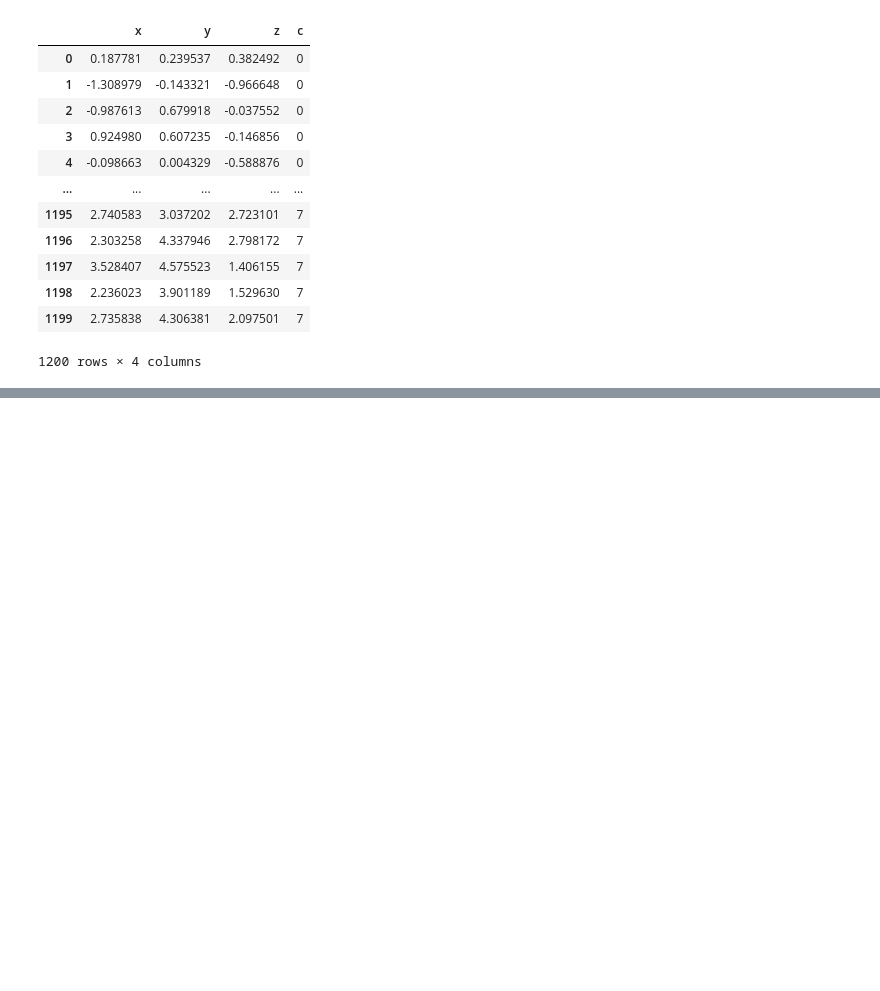
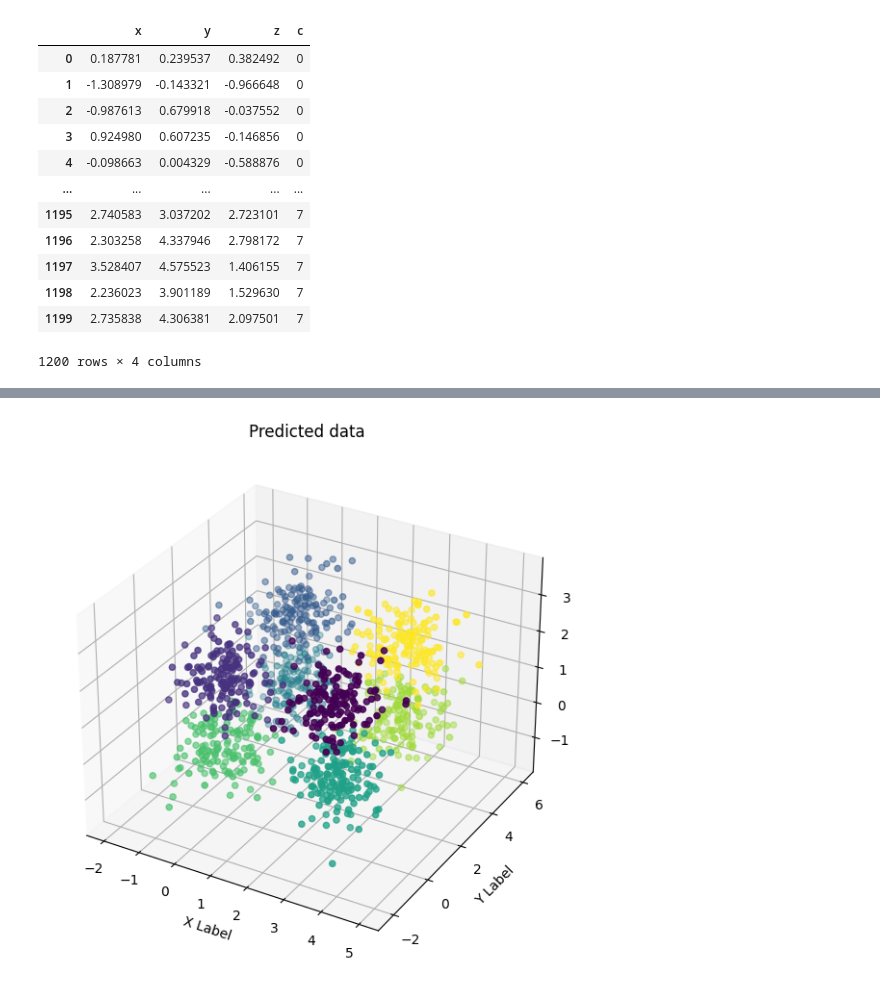
Before and after one commit to nizwant/methods_of_computational_intelligence, a Jupyter notebook: KohonenNetworks/KOH1.ipynb, the cells around one changed output, grey strips where cells are left out. Cells and saved outputs as stored; diff of their text form; code cells hidden in the pictures; blank space fills up the shorter version.

```diff
--- a/KohonenNetworks/KOH1.ipynb
+++ b/KohonenNetworks/KOH1.ipynb
@@ -128,4 +129,4 @@ print(kohon.weights)
-# %%
-kohon.train(cube_x, 100)
 # %%
+kohon.train(cube_x, 10)
 cube["predicted"] = kohon.predict(cube_x)
+cube
@@ -153,0 +151,10 @@ v_measure_score(cube["c"], cube["predicted"])
+# %%
+fig = plt.figure(figsize=(7, 7))
+ax = fig.add_subplot(projection="3d")
+ax.scatter(cube["x"], cube["y"], cube["z"], c=cube["predicted"])
+ax.set_xlabel("X Label")
+ax.set_ylabel("Y Label")
+ax.set_zlabel("Z Label")
+ax.title.set_text("Predicted data")
+# %% [output]
+[figure, added]
```
Also changed, not shown: parts of 9 cells of this notebook.
